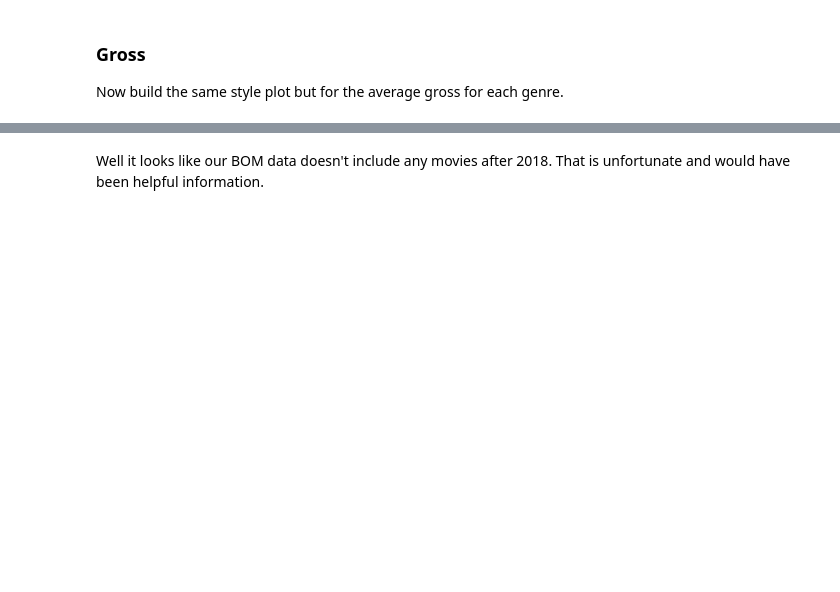
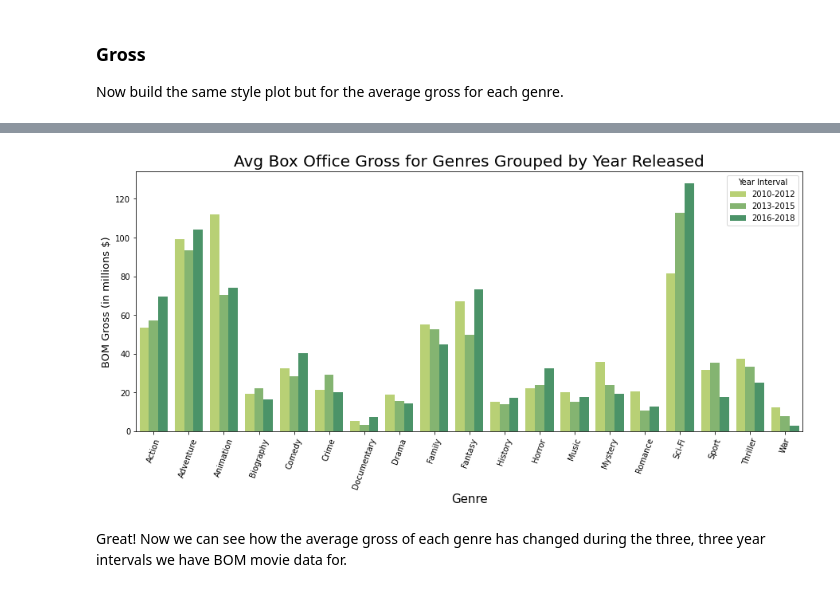
Before and after one commit to jonnyhof/phase1_project, a Jupyter notebook: movie_analysis.ipynb, the cells around one changed output, grey strips where cells are left out. Cells and saved outputs as stored; diff of their text form; code cells hidden in the pictures; blank space fills up the shorter version.

```diff
--- a/movie_analysis.ipynb
+++ b/movie_analysis.ipynb
@@ -612 +574,7 @@ three_years = df[df['year'] > 2018]
+# %%
+# first select data from the intervals we want
+
+first_interval = df[(df['year'] <= 2012) & (df['year'] >= 2010)]
+second_interval = df[(df['year'] <= 2015) & (df['year'] >= 2012)]
+third_interval = df[(df['year'] <= 2018) & (df['year'] >= 2016)]
 # %%
@@ -736,2 +585,41 @@ ax.set_title('Avg Gross for Past 10 Years');
-# %% [markdown]
-Well it looks like our BOM data doesn't include any movies after 2018. That is unfortunate and would have been helpful information.
+# %%
+# Now loop through each interval dataframe on genre to pull average gross for each into a list
+
+first_gross = [first_interval[first_interval[genre] == True]['domestic_gross'].mean() for genre in trimmed_genres]
+second_gross = [second_interval[second_interval[genre] == True]['domestic_gross'].mean() for genre in trimmed_genres]
+third_gross = [third_interval[third_interval[genre] == True]['domestic_gross'].mean() for genre in trimmed_genres]
+# %%
+# Next make a few dictionaries for the intervals and gross, this makes adding column titles to our
+# data lists very easy and pandas reads them back into DFs without any issues
+
+first_df = {'Genre': trimmed_genres, 'Average Gross': first_gross, 'Year Interval': '2010-2012'}
+first_df = pd.DataFrame(first_df)
+second_df = {'Genre': trimmed_genres, 'Average Gross': second_gross, 'Year Interval': '2013-2015'}
+second_df = pd.DataFrame(second_df)
+third_df = {'Genre': trimmed_genres, 'Average Gross': third_gross, 'Year Interval': '2016-2018'}
+third_df = pd.DataFrame(third_df)
+
+# Then concat them into the same DF again.
+# Note the interval column that has been added, this allows us to use the 'hue' feature of
+# sns.barplot to easily group bars by the intervals identified in this column.
+d = pd.concat([first_df, second_df, third_df])
+# %%
+# Now plot, make it nice and long so its easily read
+fig, ax = plt.subplots(figsize=(15,6))
+
+# use seaborns 'hue' option to group data by the Year interval identifier created above
+sns.barplot(x='Genre', y='Average Gross', hue='Year Interval', data=d, palette='summer_r')
+
+
+# Set plot details
+ax.tick_params(axis='x', labelrotation = 70)
+ax.set_xlabel('Genre', fontsize=15)
+ax.set_ylabel('BOM Gross (in millions $)', fontsize=13)
+ax.set_title('Avg Box Office Gross for Genres Grouped by Year Released', fontsize=20);
+
+# the line below saves the figure to a .jpg in the images folder, uncomment to re-save
+# fig.savefig('images/interval_grosses.jpg', bbox_inches = "tight")
+# %% [output]
+[figure, added]
+# %% [markdown]
+Great! Now we can see how the average gross of each genre has changed during the three, three year intervals we have BOM movie data for.
```
Also changed, not shown: parts of 18 cells of this notebook, 3 other files.
